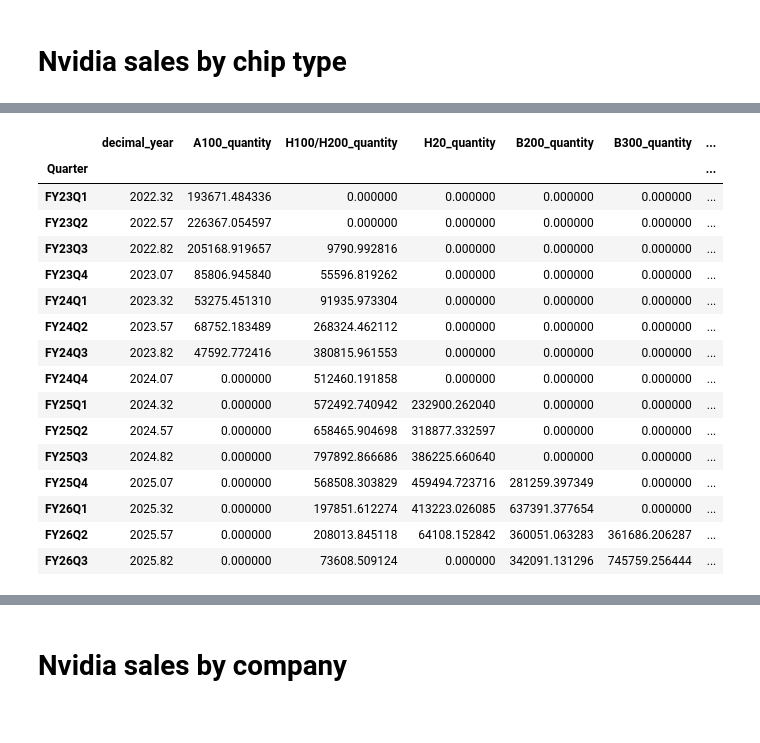
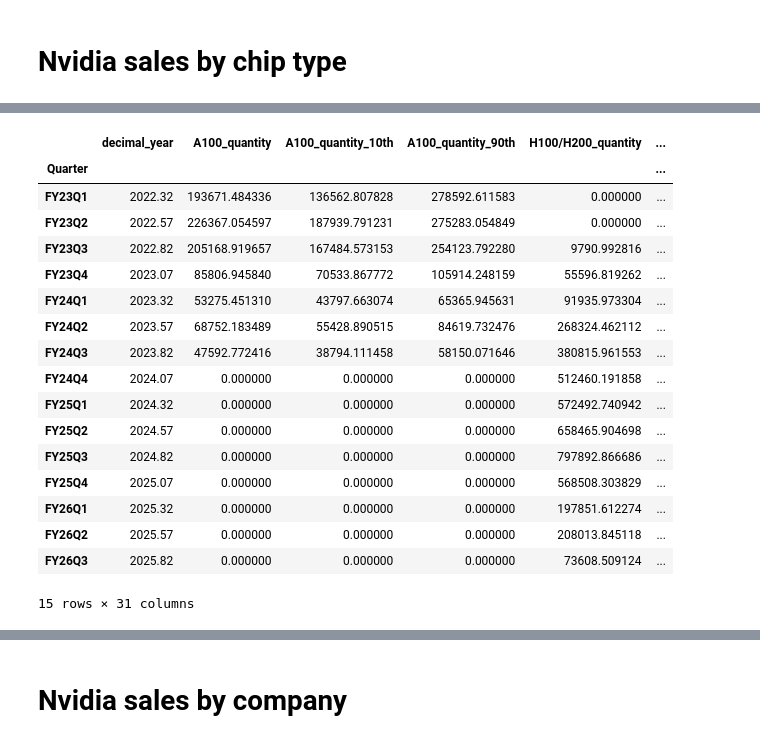
Before and after one commit to epoch-research/ai-companies, a Jupyter notebook: nvidia_estimates.ipynb, the cells around one changed output, grey strips where cells are left out. Cells and saved outputs as stored; diff of their text form; code cells hidden in the pictures.

```diff
--- a/nvidia_estimates.ipynb
+++ b/nvidia_estimates.ipynb
@@ -345,13 +345,17 @@ for chip_type in CHIP_TYPES:
             # Calculate median for display
             samples = quarter_quantity @ 1000
             quarterly_chip_quantities.loc[quarter, f'{chip_type}_quantity_median'] = np.median(samples)
+            quarterly_chip_quantities.loc[quarter, f'{chip_type}_quantity_10th'] = np.percentile(samples, 10)
             quarterly_chip_quantities.loc[quarter, f'{chip_type}_quantity_25th'] = np.percentile(samples, 25)
             quarterly_chip_quantities.loc[quarter, f'{chip_type}_quantity_75th'] = np.percentile(samples, 75)
+            quarterly_chip_quantities.loc[quarter, f'{chip_type}_quantity_90th'] = np.percentile(samples, 90)
         else:
             quarterly_chip_quantities.loc[quarter, f'{chip_type}_quantity_dist'] = None
             quarterly_chip_quantities.loc[quarter, f'{chip_type}_quantity_median'] = 0
+            quarterly_chip_quantities.loc[quarter, f'{chip_type}_quantity_10th'] = 0
             quarterly_chip_quantities.loc[quarter, f'{chip_type}_quantity_25th'] = 0
             quarterly_chip_quantities.loc[quarter, f'{chip_type}_quantity_75th'] = 0
+            quarterly_chip_quantities.loc[quarter, f'{chip_type}_quantity_90th'] = 0
 
 print("Quarterly Chip Quantities (Median Estimates):")
 print("=" * 50)
@@ -367,12 +371,18 @@ for chip_type in CHIP_TYPES:
             year = quarterly_chip_quantities.loc[quarter, 'decimal_year']
             print(f"  {quarter} ({year:.1f}): {median_qty:,.0f} chips (25th-75th: {p25:,.0f} - {p75:,.0f})")
 
-# Create summary dataframe with just the median values for easier analysis
-quarterly_median_sales = quarterly_chip_quantities[['decimal_year'] + [f'{chip}_quantity_median' for chip in CHIP_TYPES]].copy()
-quarterly_median_sales.columns = ['decimal_year'] + [f'{chip}_quantity' for chip in CHIP_TYPES]
+# Create summary dataframe with median and percentile values
+quarterly_sales = pd.DataFrame(index=quarterly_chip_quantities.index)
+quarterly_sales['decimal_year'] = quarterly_chip_quantities['decimal_year']
+
+# Add median, 10th and 90th percentiles for each chip type
+for chip in CHIP_TYPES:
+    quarterly_sales[f'{chip}_quantity'] = quarterly_chip_quantities[f'{chip}_quantity_median']
+    quarterly_sales[f'{chip}_quantity_10th'] = quarterly_chip_quantities[f'{chip}_quantity_10th']
+    quarterly_sales[f'{chip}_quantity_90th'] = quarterly_chip_quantities[f'{chip}_quantity_90th']
 
 print(f"\nQuarterly Summary DataFrame:")
-print(quarterly_median_sales.round(0))
+print(quarterly_sales[['decimal_year'] + [f'{chip}_quantity' for chip in CHIP_TYPES]].round(0))
 # %% [output]
 Quarterly Chip Quantities (Median Estimates):
 ==================================================
@@ -455,22 +496,23 @@ FY26Q3                  0.0             864740.0            1885134.6
 # %%
-quarterly_median_sales.head(25)
+quarterly_sales.head(25)
 # %% [output]
-|  | decimal_year | A100_quantity | H100/H200_quantity | H20_quantity | B200_quantity | B300_quantity | ... |
-| Quarter |  |  |  |  |  |  | ... |
-| FY23Q1 | 2022.32 | 193671.484336 | 0.000000 | 0.000000 | 0.000000 | 0.000000 | ... |
-| FY23Q2 | 2022.57 | 226367.054597 | 0.000000 | 0.000000 | 0.000000 | 0.000000 | ... |
-| FY23Q3 | 2022.82 | 205168.919657 | 9790.992816 | 0.000000 | 0.000000 | 0.000000 | ... |
-| FY23Q4 | 2023.07 | 85806.945840 | 55596.819262 | 0.000000 | 0.000000 | 0.000000 | ... |
-| FY24Q1 | 2023.32 | 53275.451310 | 91935.973304 | 0.000000 | 0.000000 | 0.000000 | ... |
-| FY24Q2 | 2023.57 | 68752.183489 | 268324.462112 | 0.000000 | 0.000000 | 0.000000 | ... |
-| FY24Q3 | 2023.82 | 47592.772416 | 380815.961553 | 0.000000 | 0.000000 | 0.000000 | ... |
-| FY24Q4 | 2024.07 | 0.000000 | 512460.191858 | 0.000000 | 0.000000 | 0.000000 | ... |
-| FY25Q1 | 2024.32 | 0.000000 | 572492.740942 | 232900.262040 | 0.000000 | 0.000000 | ... |
-| FY25Q2 | 2024.57 | 0.000000 | 658465.904698 | 318877.332597 | 0.000000 | 0.000000 | ... |
-| FY25Q3 | 2024.82 | 0.000000 | 797892.866686 | 386225.660640 | 0.000000 | 0.000000 | ... |
-| FY25Q4 | 2025.07 | 0.000000 | 568508.303829 | 459494.723716 | 281259.397349 | 0.000000 | ... |
-| FY26Q1 | 2025.32 | 0.000000 | 197851.612274 | 413223.026085 | 637391.377654 | 0.000000 | ... |
-| FY26Q2 | 2025.57 | 0.000000 | 208013.845118 | 64108.152842 | 360051.063283 | 361686.206287 | ... |
-| FY26Q3 | 2025.82 | 0.000000 | 73608.509124 | 0.000000 | 342091.131296 | 745759.256444 | ... |
+|  | decimal_year | A100_quantity | A100_quantity_10th | A100_quantity_90th | H100/H200_quantity | ... |
+| Quarter |  |  |  |  |  | ... |
+| FY23Q1 | 2022.32 | 193671.484336 | 136562.807828 | 278592.611583 | 0.000000 | ... |
+| FY23Q2 | 2022.57 | 226367.054597 | 187939.791231 | 275283.054849 | 0.000000 | ... |
+| FY23Q3 | 2022.82 | 205168.919657 | 167484.573153 | 254123.792280 | 9790.992816 | ... |
+| FY23Q4 | 2023.07 | 85806.945840 | 70533.867772 | 105914.248159 | 55596.819262 | ... |
+| FY24Q1 | 2023.32 | 53275.451310 | 43797.663074 | 65365.945631 | 91935.973304 | ... |
+| FY24Q2 | 2023.57 | 68752.183489 | 55428.890515 | 84619.732476 | 268324.462112 | ... |
+| FY24Q3 | 2023.82 | 47592.772416 | 38794.111458 | 58150.071646 | 380815.961553 | ... |
+| FY24Q4 | 2024.07 | 0.000000 | 0.000000 | 0.000000 | 512460.191858 | ... |
+| FY25Q1 | 2024.32 | 0.000000 | 0.000000 | 0.000000 | 572492.740942 | ... |
+| FY25Q2 | 2024.57 | 0.000000 | 0.000000 | 0.000000 | 658465.904698 | ... |
+| FY25Q3 | 2024.82 | 0.000000 | 0.000000 | 0.000000 | 797892.866686 | ... |
+| FY25Q4 | 2025.07 | 0.000000 | 0.000000 | 0.000000 | 568508.303829 | ... |
+| FY26Q1 | 2025.32 | 0.000000 | 0.000000 | 0.000000 | 197851.612274 | ... |
+| FY26Q2 | 2025.57 | 0.000000 | 0.000000 | 0.000000 | 208013.845118 | ... |
+| FY26Q3 | 2025.82 | 0.000000 | 0.000000 | 0.000000 | 73608.509124 | ... |
+15 rows × 31 columns
 # %%
 # Round all quantity columns to integers (keeping decimal_year as is)
```
Also changed, not shown: parts of 25 cells of this notebook, 13 other files.
